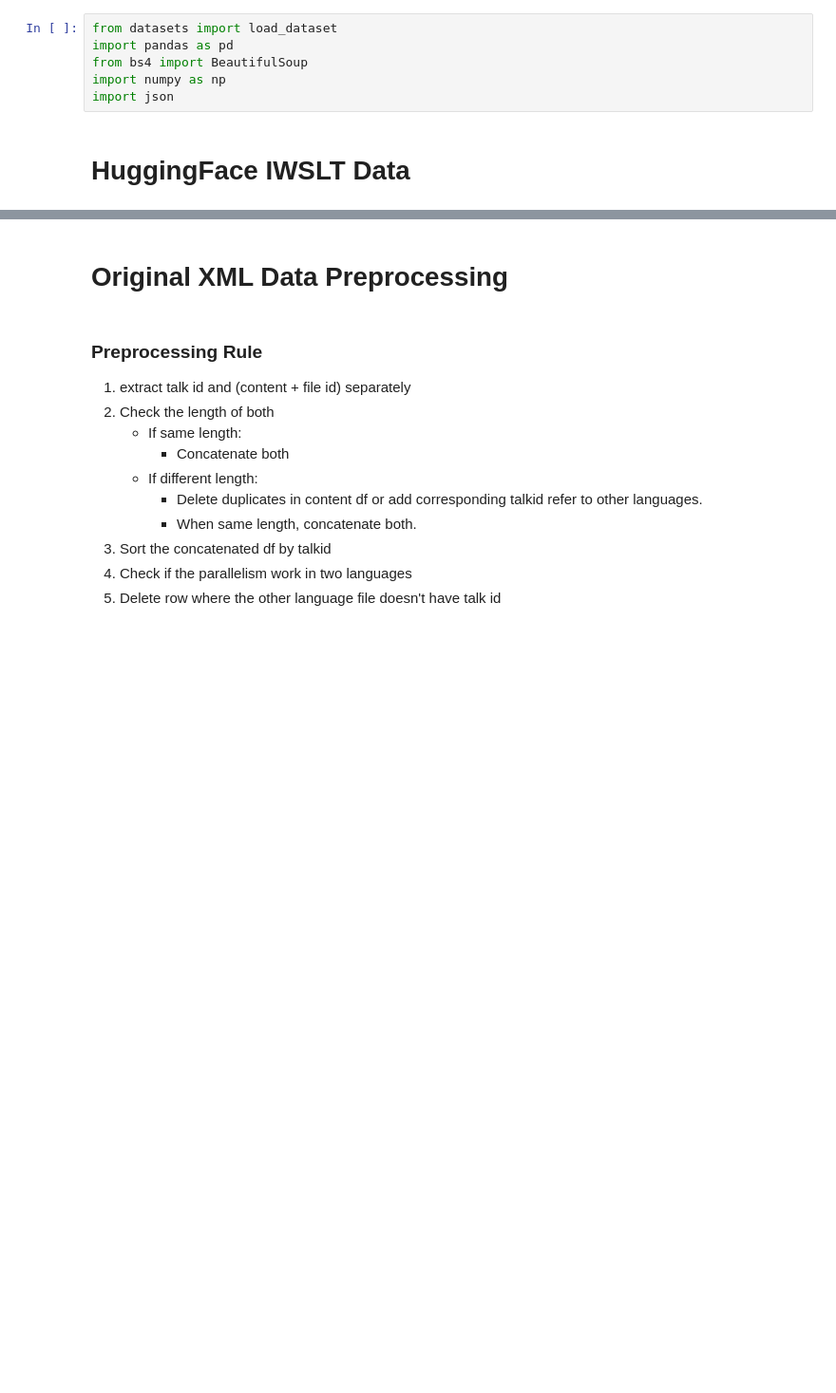
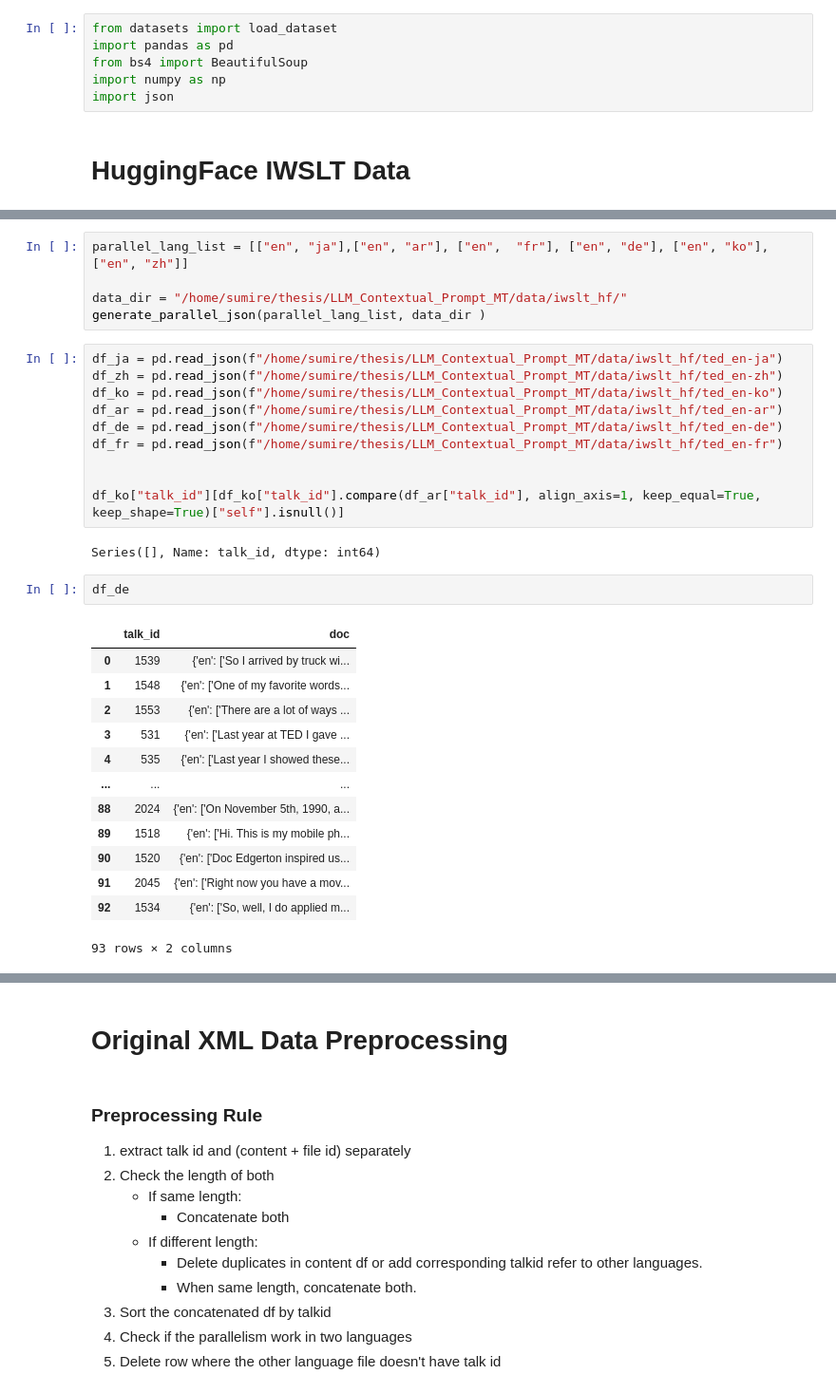
Before and after one commit to su0315/LLM_Contextual_Prompt_MT, a Jupyter notebook: notebook/IWSLT2017_data_analysis.ipynb, the cells around one changed output, grey strips where cells are left out. Shown at 95% size. Saved outputs shown, nothing was run; the diff lists cells and outputs as text; blank space fills up the shorter version.

Commit message:
dropped not shared talk data between the languages

```diff
--- a/notebook/IWSLT2017_data_analysis.ipynb
+++ b/notebook/IWSLT2017_data_analysis.ipynb
@@ -139,0 +92,33 @@ for talk_id, lang_dict in multilingual_talks_dict.items():
+# %%
+parallel_lang_list = [["en", "ja"],["en", "ar"], ["en",  "fr"], ["en", "de"], ["en", "ko"], ["en", "zh"]]
+
+data_dir = "/home/sumire/thesis/LLM_Contextual_Prompt_MT/data/iwslt_hf/"
+generate_parallel_json(parallel_lang_list, data_dir )
+# %%
+df_ja = pd.read_json(f"/home/sumire/thesis/LLM_Contextual_Prompt_MT/data/iwslt_hf/ted_en-ja")
+df_zh = pd.read_json(f"/home/sumire/thesis/LLM_Contextual_Prompt_MT/data/iwslt_hf/ted_en-zh")
+df_ko = pd.read_json(f"/home/sumire/thesis/LLM_Contextual_Prompt_MT/data/iwslt_hf/ted_en-ko")
+df_ar = pd.read_json(f"/home/sumire/thesis/LLM_Contextual_Prompt_MT/data/iwslt_hf/ted_en-ar")
+df_de = pd.read_json(f"/home/sumire/thesis/LLM_Contextual_Prompt_MT/data/iwslt_hf/ted_en-de")
+df_fr = pd.read_json(f"/home/sumire/thesis/LLM_Contextual_Prompt_MT/data/iwslt_hf/ted_en-fr")
+
+
+df_ko["talk_id"][df_ko["talk_id"].compare(df_ar["talk_id"], align_axis=1, keep_equal=True, keep_shape=True)["self"].isnull()]
+# %% [output]
+Series([], Name: talk_id, dtype: int64)
+# %%
+df_de
+# %% [output]
+|  | talk_id | doc |
+| 0 | 1539 | {'en': ['So I arrived by truck wi... |
+| 1 | 1548 | {'en': ['One of my favorite words... |
+| 2 | 1553 | {'en': ['There are a lot of ways ... |
+| 3 | 531 | {'en': ['Last year at TED I gave ... |
+| 4 | 535 | {'en': ['Last year I showed these... |
+| ... | ... | ... |
+| 88 | 2024 | {'en': ['On November 5th, 1990, a... |
+| 89 | 1518 | {'en': ['Hi. This is my mobile ph... |
+| 90 | 1520 | {'en': ['Doc Edgerton inspired us... |
+| 91 | 2045 | {'en': ['Right now you have a mov... |
+| 92 | 1534 | {'en': ['So, well, I do applied m... |
+93 rows × 2 columns
```
Also changed, not shown: parts of 18 cells of this notebook, 1 other file.
